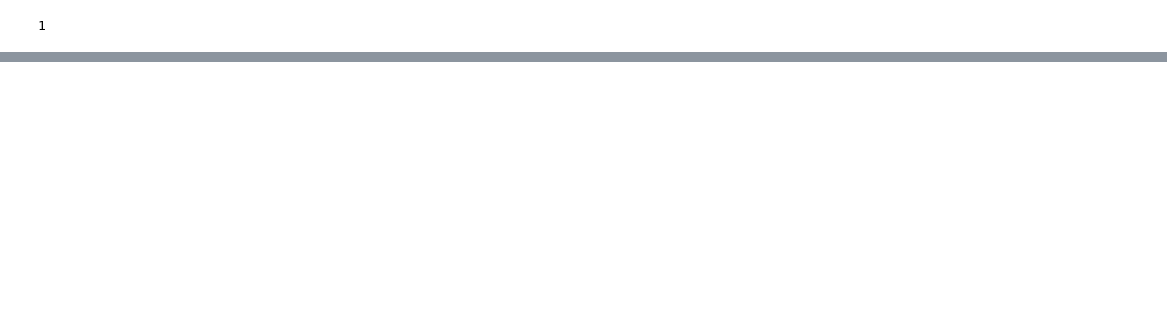
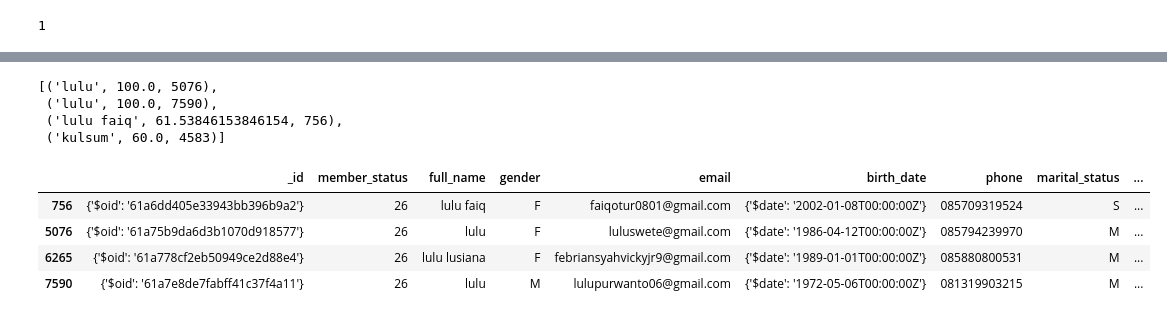
Before and after one commit to akhiyarwaladi/alfagift_alert, a Jupyter notebook: fake_account_trainbased_group.ipynb, the cells around one changed output, grey strips where cells are left out. Saved outputs shown, nothing was run; the diff lists cells and outputs as text; code cells hidden in the pictures; blank space fills up the shorter version.

```diff
--- a/fake_account_trainbased_group.ipynb
+++ b/fake_account_trainbased_group.ipynb
@@ -284,0 +309,18 @@ df_sus_all.to_csv(
+# %%
+x = 'lulu'
+
+process.extract(x, alfagift_member_sel_d['full_name'],
+        score_cutoff=60, limit=alfagift_member_sel_d.shape[0], scorer=fuzz.token_sort_ratio)
+# %% [output]
+[('lulu', 100.0, 5076),
+ ('lulu', 100.0, 7590),
+ ('lulu faiq', 61.53846153846154, 756),
+ ('kulsum', 60.0, 4583)]
+# %%
+alfagift_member_sel_d[alfagift_member_sel_d['full_name'].str.contains('lulu', case=False)]
+# %% [output]
+|  | _id | member_status | full_name | gender | email | birth_date | phone | marital_status | ... |
+| 756 | {'$oid': '61a6dd405e33943bb396b9a2'} | 26 | lulu faiq | F | faiqotur0801@gmail.com | {'$date': '2002-01-08T00:00:00Z'} | 085709319524 | S | ... |
+| 5076 | {'$oid': '61a75b9da6d3b1070d918577'} | 26 | lulu | F | luluswete@gmail.com | {'$date': '1986-04-12T00:00:00Z'} | 085794239970 | M | ... |
+| 6265 | {'$oid': '61a778cf2eb50949ce2d88e4'} | 26 | lulu lusiana | F | febriansyahvickyjr9@gmail.com | {'$date': '1989-01-01T00:00:00Z'} | 085880800531 | M | ... |
+| 7590 | {'$oid': '61a7e8de7fabff41c37f4a11'} | 26 | lulu | M | lulupurwanto06@gmail.com | {'$date': '1972-05-06T00:00:00Z'} | 081319903215 | M | ... |
```
Also changed, not shown: parts of 25 cells of this notebook, 2 other files.
